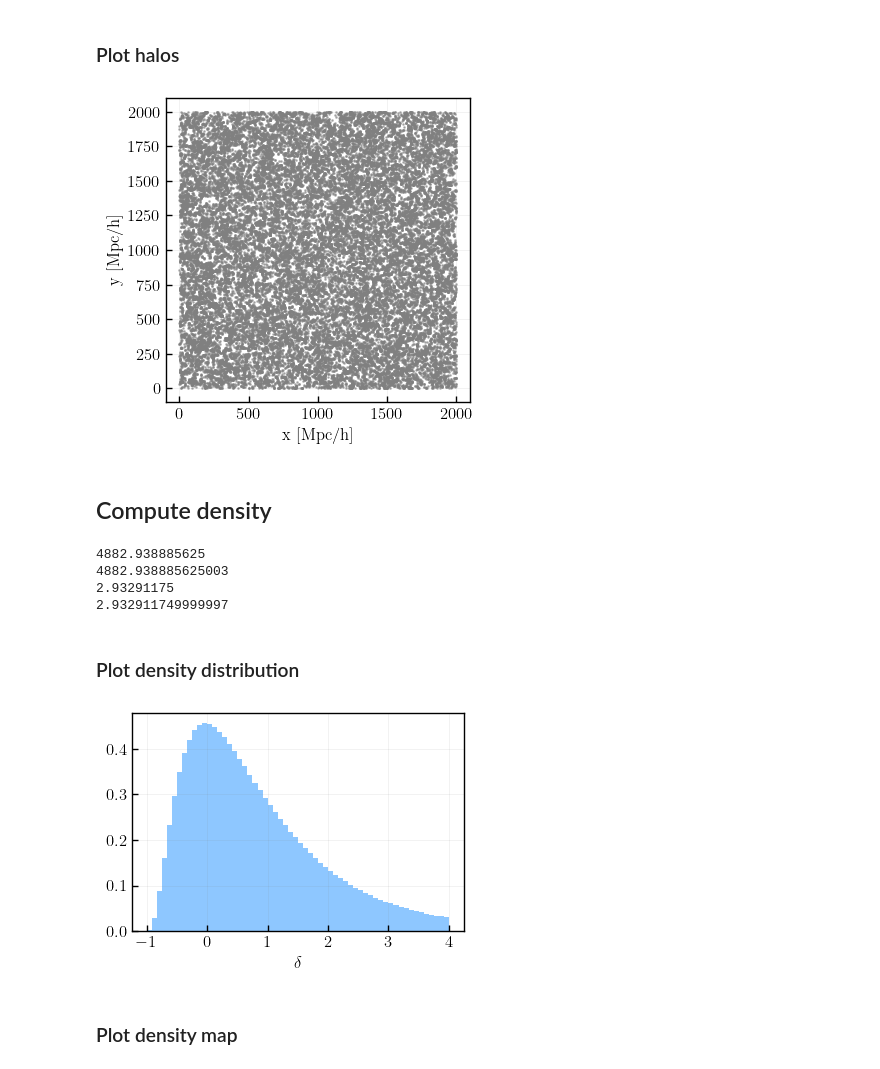
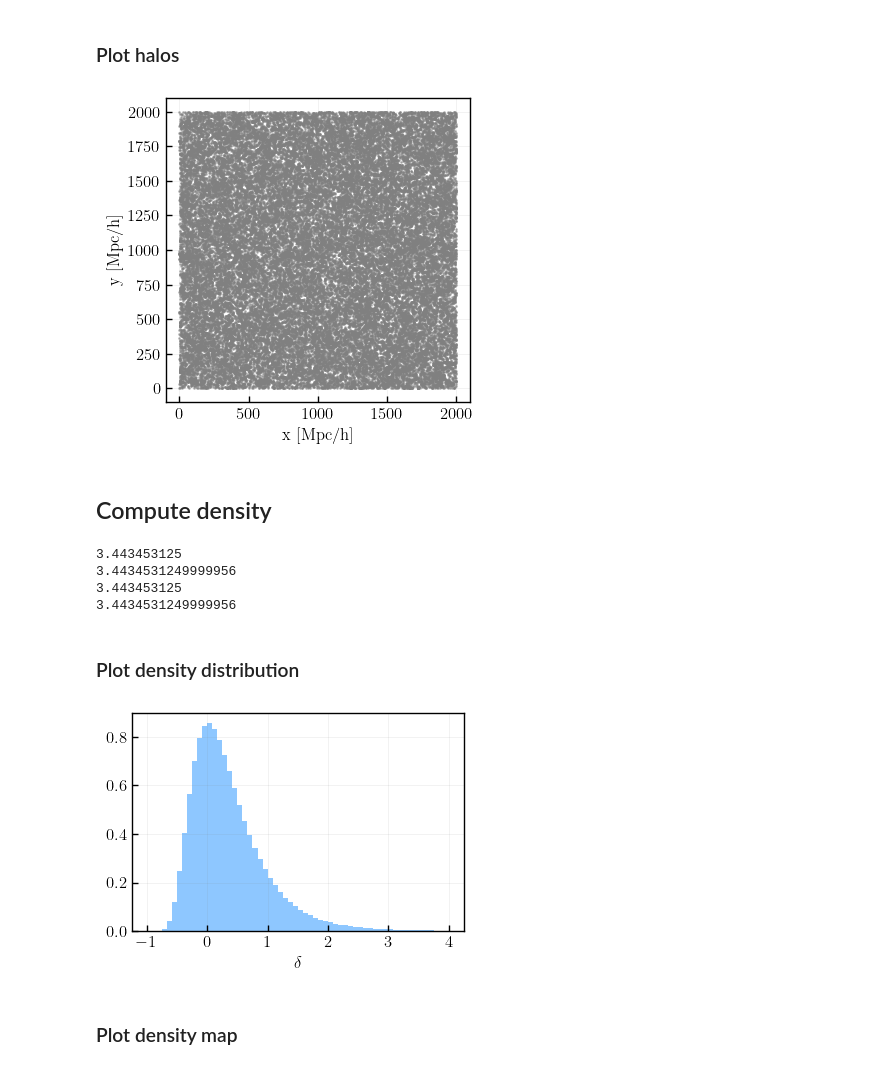
Before and after one commit to mathildepinon/densitysplit, a Jupyter notebook: nb/DensitySplits.ipynb, the cells around one changed output. Cells and saved outputs as stored; diff of their text form; code cells hidden in the pictures.

Commit message:
thesis plots

```diff
--- a/nb/DensitySplits.ipynb
+++ b/nb/DensitySplits.ipynb
@@ -28,8 +28,8 @@ output_dir = '/feynman/work/dphp/mp270220/outputs/'
 ## Get data
 # %%
 #catalog_name = 'AbacusSummit_1Gpc_z1.175'
-catalog_name = 'AbacusSummit_2Gpc_z1.175'
-#catalog_name = 'AbacusSummit_2Gpc_z0.800'
+#catalog_name = 'AbacusSummit_2Gpc_z1.175'
+catalog_name = 'AbacusSummit_2Gpc_z0.800_ph000_downsampled_particles_nbar0.0034'
 #catalog_name = 'mock'
 
 catalog = catalog_data.Data.load(data_dir+catalog_name+'.npy')
@@ -58,38 +56,38 @@ catalog.show_halos_map(plt.figure(figsize=(4, 4)), plt.gca(), cellsize=10, cut_d
 #plt.suptitle('Cut at '+cut_direction+'={} [Mpc/h]'.format(idx*20))
 plt.show()
 # %% [output]
-[figure, old version]
+[figure, new version]
 # %% [markdown]
 ## Compute density
 # %%
 cellsize = 10
-resampler = 'tsc'
+resampler = 'cic'
 
 # Compute density with weights
 catalog_density = density_split.DensitySplit(catalog)
-catalog_density.compute_density(data=catalog, cellsize=cellsize, resampler=resampler, use_rsd=True, use_weights=True)
+catalog_density.compute_density(data=catalog, cellsize=cellsize, resampler=resampler, use_rsd=False, use_weights=True)
 density_with_masses = catalog_density.data_densities
 
 # Compute density without weights
-catalog_density.compute_density(data=catalog, cellsize=cellsize, resampler=resampler, use_rsd=True, use_weights=False)
+catalog_density.compute_density(data=catalog, cellsize=cellsize, resampler=resampler, use_rsd=False, use_weights=False)
 density_without_masses = catalog_density.data_densities
 # %% [output]
-4882.938885625
-4882.938885625003
-2.93291175
-2.932911749999997
+3.443453125
+3.4434531249999956
+3.443453125
+3.4434531249999956
 # %% [markdown]
 ### Plot density distribution
 # %%
 plt.figure(figsize=(4, 3))
-plt.hist(density_with_masses, range=(-1, 4), bins=60, density=True, alpha=0.5, label='With halo masses')
-#plt.hist(density_without_masses, range=(-1, 4), bins=60, density=True, alpha=0.5, label='Without halo masses')
+#plt.hist(density_with_masses, range=(-1, 4), bins=60, density=True, alpha=0.5, label='With halo masses')
+plt.hist(density_without_masses, range=(-1, 4), bins=60, density=True, alpha=0.5, label='Without halo masses')
 plt.xlabel("$\delta$")
 #plt.ylabel("Normalized counts")
 #plt.legend()
 plt.show()
 # %% [output]
-[figure, old version]
+[figure, new version]
 # %% [markdown]
 ### Plot density map
 # %%
```
Also changed, not shown: parts of 5 cells of this notebook, 7 other files.
